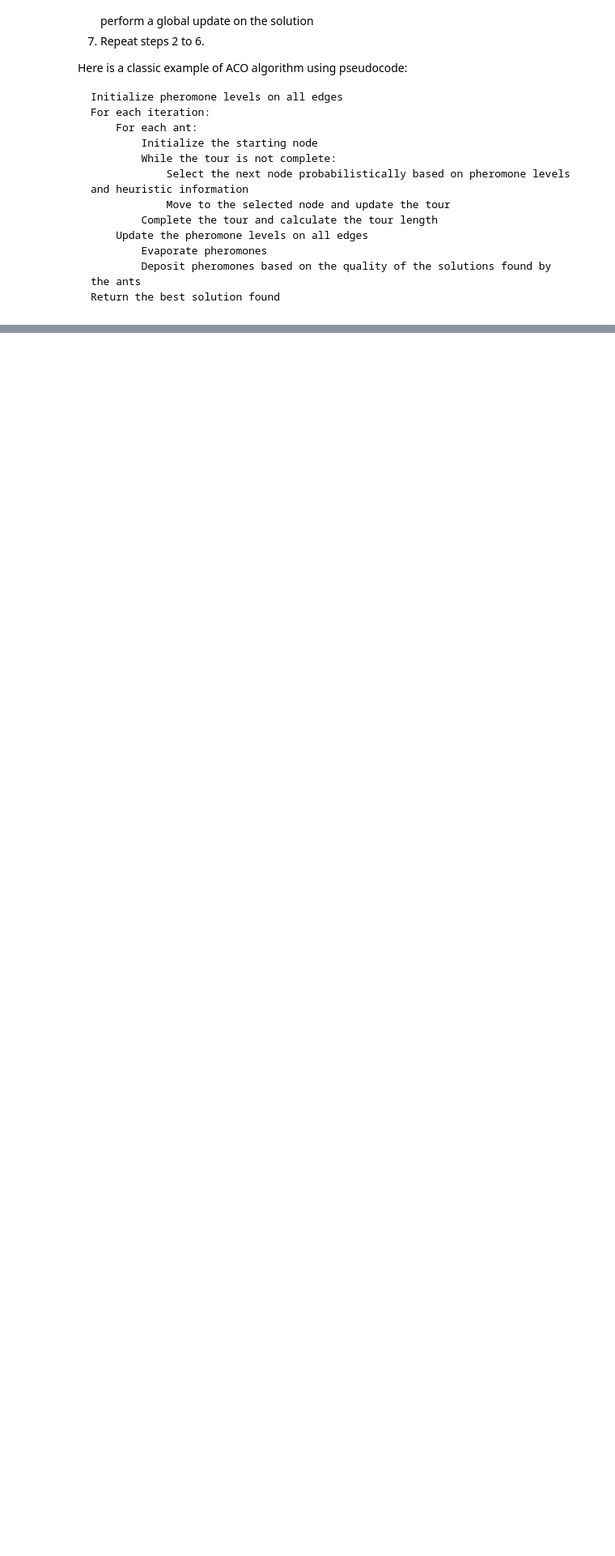
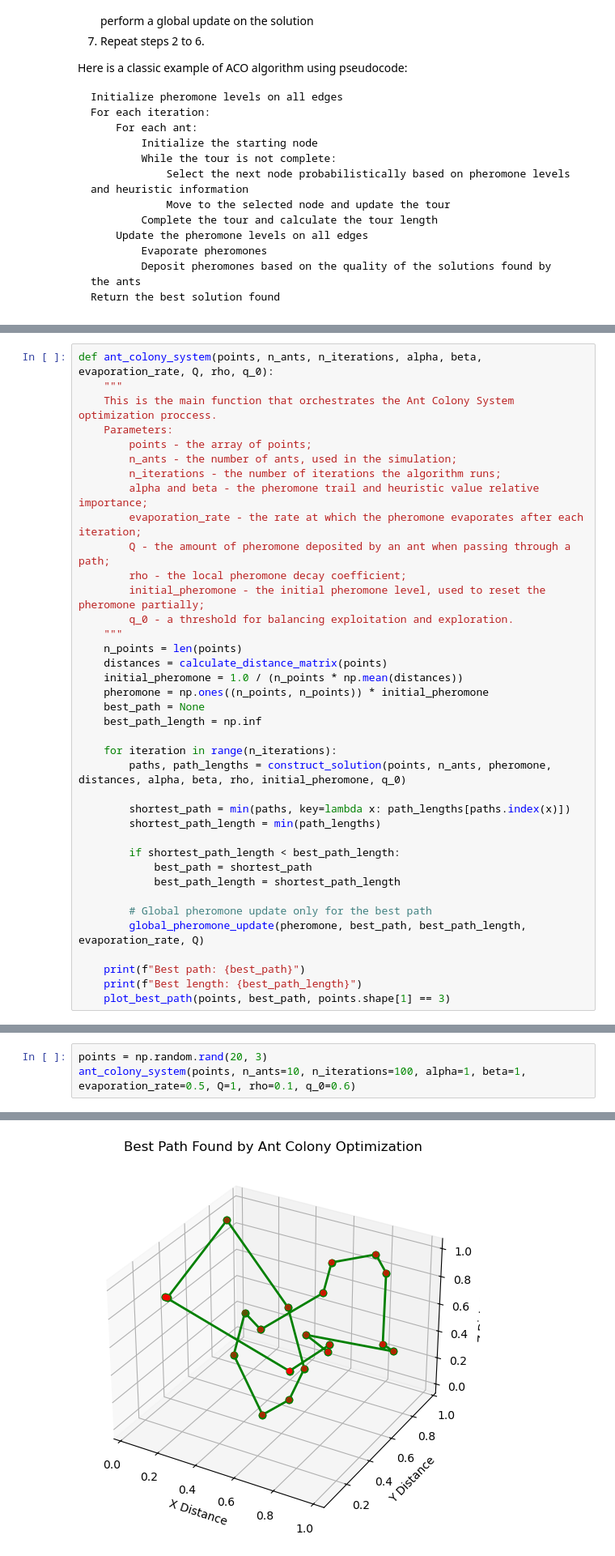
Before and after one commit to feradvk24/Math-Concepts-for-Developers, a Jupyter notebook: Course-Project/Ant Colony Optimization.ipynb, the cells around one changed output, grey strips where cells are left out. Shown: that part at 81% size. Drawn from its saved outputs; the diff is of its cells as text; blank space fills up the shorter version.

```diff
--- a/Course-Project/Ant Colony Optimization.ipynb
+++ b/Course-Project/Ant Colony Optimization.ipynb
@@ -277,0 +621,38 @@ Best path length: 198.23307686169048
+# %%
+def ant_colony_system(points, n_ants, n_iterations, alpha, beta, evaporation_rate, Q, rho, q_0):
+    """
+    This is the main function that orchestrates the Ant Colony System optimization proccess.
+    Parameters:
+        points - the array of points;
+        n_ants - the number of ants, used in the simulation;
+        n_iterations - the number of iterations the algorithm runs;
+        alpha and beta - the pheromone trail and heuristic value relative importance;
+        evaporation_rate - the rate at which the pheromone evaporates after each iteration;
+        Q - the amount of pheromone deposited by an ant when passing through a path;
+        rho - the local pheromone decay coefficient;
+        initial_pheromone - the initial pheromone level, used to reset the pheromone partially;
+        q_0 - a threshold for balancing exploitation and exploration.
+    """
+    n_points = len(points)
+    distances = calculate_distance_matrix(points)
+    initial_pheromone = 1.0 / (n_points * np.mean(distances))
+    pheromone = np.ones((n_points, n_points)) * initial_pheromone
+    best_path = None
+    best_path_length = np.inf
+
+    for iteration in range(n_iterations):
+        paths, path_lengths = construct_solution(points, n_ants, pheromone, distances, alpha, beta, rho, initial_pheromone, q_0)
+
+        shortest_path = min(paths, key=lambda x: path_lengths[paths.index(x)])
+        shortest_path_length = min(path_lengths)
+
+        if shortest_path_length < best_path_length:
+            best_path = shortest_path
+            best_path_length = shortest_path_length
+
+        # Global pheromone update only for the best path
+        global_pheromone_update(pheromone, best_path, best_path_length, evaporation_rate, Q)
+
+    print(f"Best path: {best_path}")
+    print(f"Best length: {best_path_length}")
+    plot_best_path(points, best_path, points.shape[1] == 3)
@@ -277,0 +663,4 @@ Best path length: 198.23307686169048
+# %%
+points = np.random.rand(20, 3)
+ant_colony_system(points, n_ants=10, n_iterations=100, alpha=1, beta=1, evaporation_rate=0.5, Q=1, rho=0.1, q_0=0.6)
+# %% [output]
@@ -277,0 +669 @@ Best path length: 198.23307686169048
+[figure, added]
```
Also changed, not shown: parts of 47 cells of this notebook, 1 other file.
